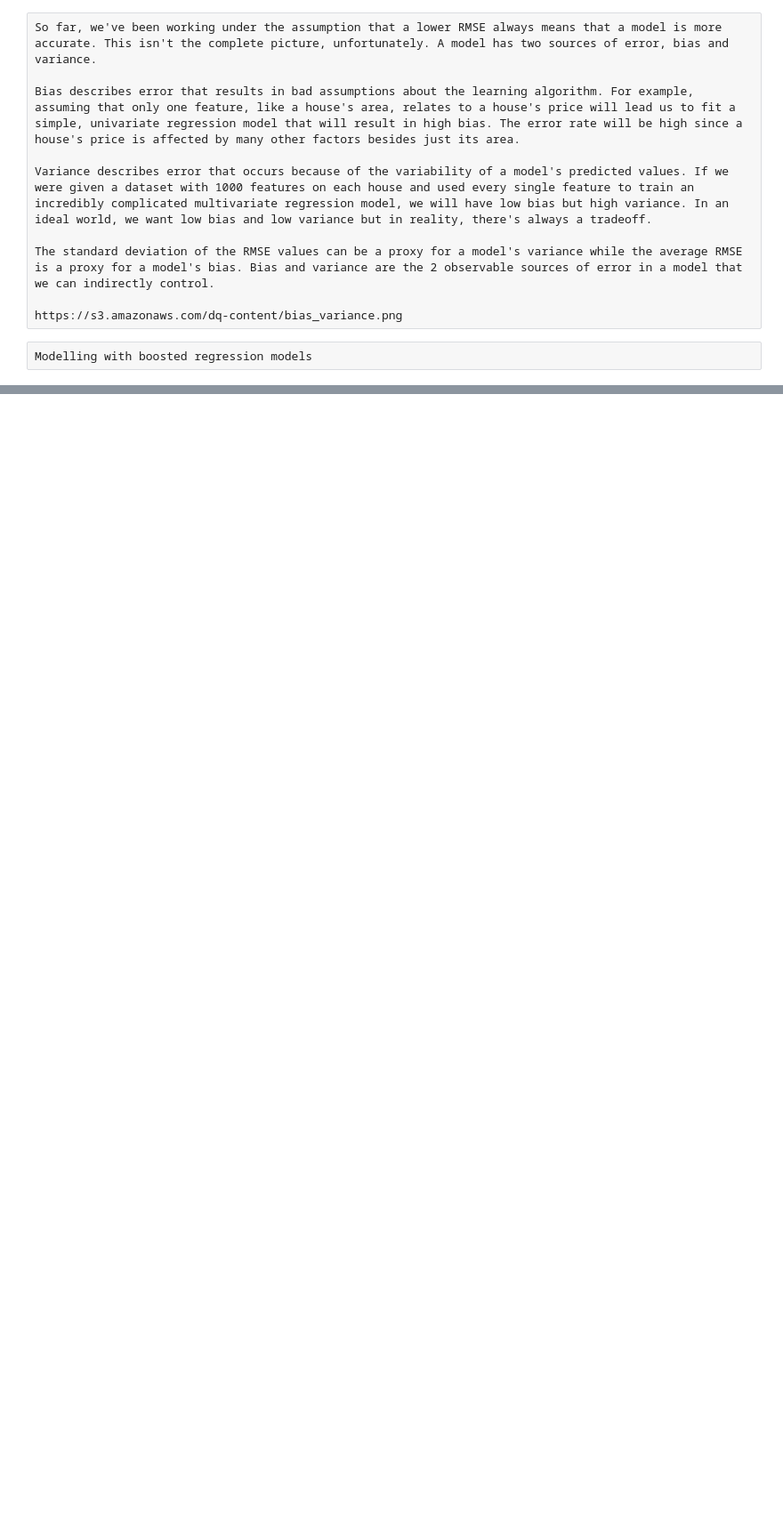
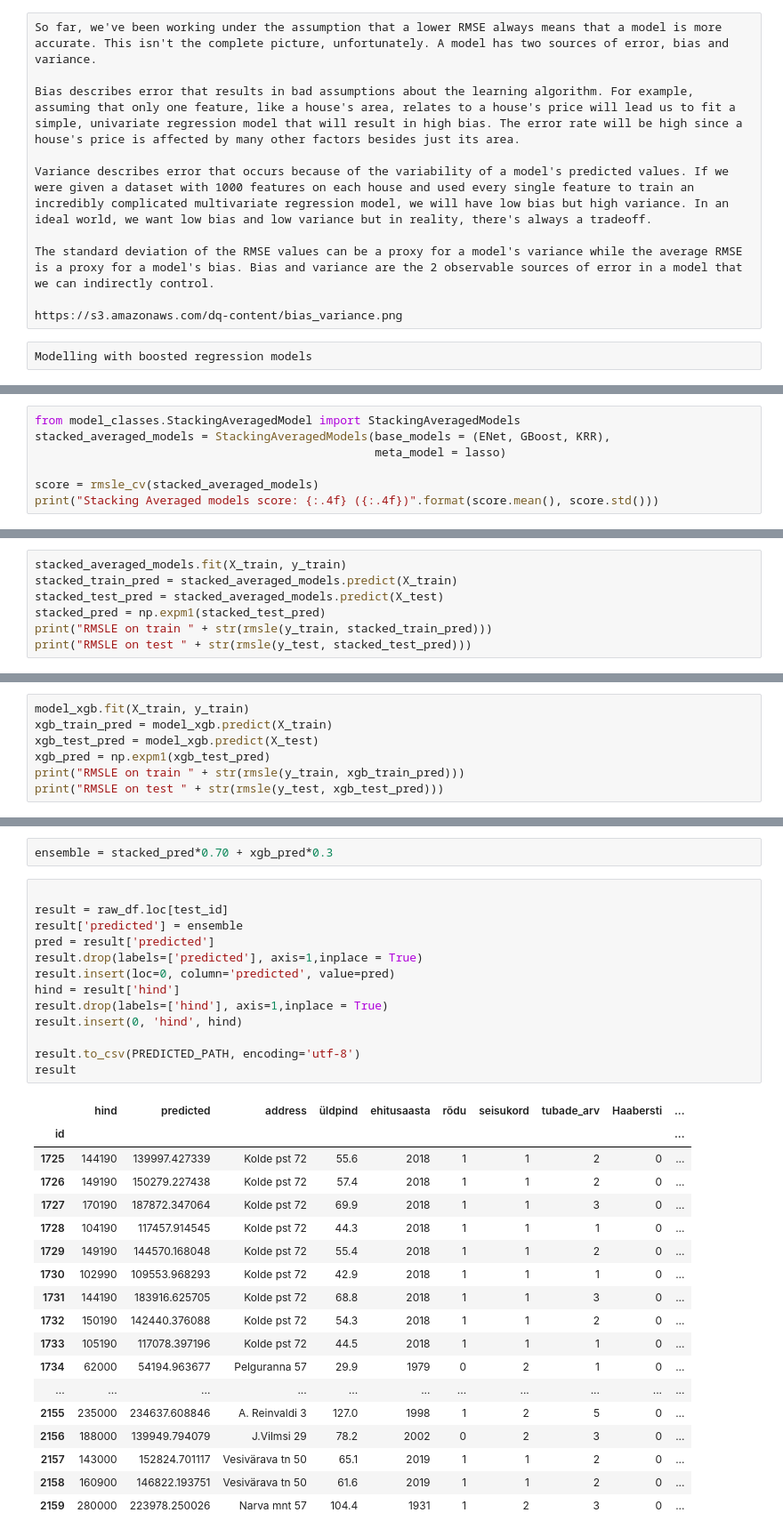
Before and after one commit to zdarovich/tln_house_price_prediction, a Jupyter notebook: house_price_model.ipynb, the cells around one changed output, grey strips where cells are left out. Shown: that part at 89% size. Drawn from its saved outputs; the diff is of its cells as text; blank space fills up the shorter version.

```diff
--- a/house_price_model.ipynb
+++ b/house_price_model.ipynb
@@ -400,0 +590,7 @@ ModuleNotFoundError: No module named 'lightgbm'
+# %%
+from model_classes.StackingAveragedModel import StackingAveragedModels
+stacked_averaged_models = StackingAveragedModels(base_models = (ENet, GBoost, KRR),
+                                                 meta_model = lasso)
+
+score = rmsle_cv(stacked_averaged_models)
+print("Stacking Averaged models score: {:.4f} ({:.4f})".format(score.mean(), score.std()))
@@ -400,0 +606,7 @@ ModuleNotFoundError: No module named 'lightgbm'
+# %%
+stacked_averaged_models.fit(X_train, y_train)
+stacked_train_pred = stacked_averaged_models.predict(X_train)
+stacked_test_pred = stacked_averaged_models.predict(X_test)
+stacked_pred = np.expm1(stacked_test_pred)
+print("RMSLE on train " + str(rmsle(y_train, stacked_train_pred)))
+print("RMSLE on test " + str(rmsle(y_test, stacked_test_pred)))
@@ -400,0 +616,7 @@ ModuleNotFoundError: No module named 'lightgbm'
+# %%
+model_xgb.fit(X_train, y_train)
+xgb_train_pred = model_xgb.predict(X_train)
+xgb_test_pred = model_xgb.predict(X_test)
+xgb_pred = np.expm1(xgb_test_pred)
+print("RMSLE on train " + str(rmsle(y_train, xgb_train_pred)))
+print("RMSLE on test " + str(rmsle(y_test, xgb_test_pred)))
@@ -400,0 +643,34 @@ ModuleNotFoundError: No module named 'lightgbm'
+# %%
+ensemble = stacked_pred*0.70 + xgb_pred*0.3
+# %%
+
+result = raw_df.loc[test_id]
+result['predicted'] = ensemble
+pred = result['predicted']
+result.drop(labels=['predicted'], axis=1,inplace = True)
+result.insert(loc=0, column='predicted', value=pred)
+hind = result['hind']
+result.drop(labels=['hind'], axis=1,inplace = True)
+result.insert(0, 'hind', hind)
+
+result.to_csv(PREDICTED_PATH, encoding='utf-8')
+result
+# %% [output]
+|  | hind | predicted | address | üldpind | ehitusaasta | rõdu | seisukord | tubade_arv | Haabersti | ... |
+| id |  |  |  |  |  |  |  |  |  | ... |
+| 1725 | 144190 | 139997.427339 | Kolde pst 72 | 55.6 | 2018 | 1 | 1 | 2 | 0 | ... |
+| 1726 | 149190 | 150279.227438 | Kolde pst 72 | 57.4 | 2018 | 1 | 1 | 2 | 0 | ... |
+| 1727 | 170190 | 187872.347064 | Kolde pst 72 | 69.9 | 2018 | 1 | 1 | 3 | 0 | ... |
+| 1728 | 104190 | 117457.914545 | Kolde pst 72 | 44.3 | 2018 | 1 | 1 | 1 | 0 | ... |
+| 1729 | 149190 | 144570.168048 | Kolde pst 72 | 55.4 | 2018 | 1 | 1 | 2 | 0 | ... |
+| 1730 | 102990 | 109553.968293 | Kolde pst 72 | 42.9 | 2018 | 1 | 1 | 1 | 0 | ... |
+| 1731 | 144190 | 183916.625705 | Kolde pst 72 | 68.8 | 2018 | 1 | 1 | 3 | 0 | ... |
+| 1732 | 150190 | 142440.376088 | Kolde pst 72 | 54.3 | 2018 | 1 | 1 | 2 | 0 | ... |
+| 1733 | 105190 | 117078.397196 | Kolde pst 72 | 44.5 | 2018 | 1 | 1 | 1 | 0 | ... |
+| 1734 | 62000 | 54194.963677 | Pelguranna 57 | 29.9 | 1979 | 0 | 2 | 1 | 0 | ... |
+| ... | ... | ... | ... | ... | ... | ... | ... | ... | ... | ... |
+| 2155 | 235000 | 234637.608846 | A. Reinvaldi 3 | 127.0 | 1998 | 1 | 2 | 5 | 0 | ... |
+| 2156 | 188000 | 139949.794079 | J.Vilmsi 29 | 78.2 | 2002 | 0 | 2 | 3 | 0 | ... |
+| 2157 | 143000 | 152824.701117 | Vesivärava tn 50 | 65.1 | 2019 | 1 | 1 | 2 | 0 | ... |
+| 2158 | 160900 | 146822.193751 | Vesivärava tn 50 | 61.6 | 2019 | 1 | 1 | 2 | 0 | ... |
+| 2159 | 280000 | 223978.250026 | Narva mnt 57 | 104.4 | 1931 | 1 | 2 | 3 | 0 | ... |
```
Also changed, not shown: parts of 41 cells of this notebook, 13 other files.
